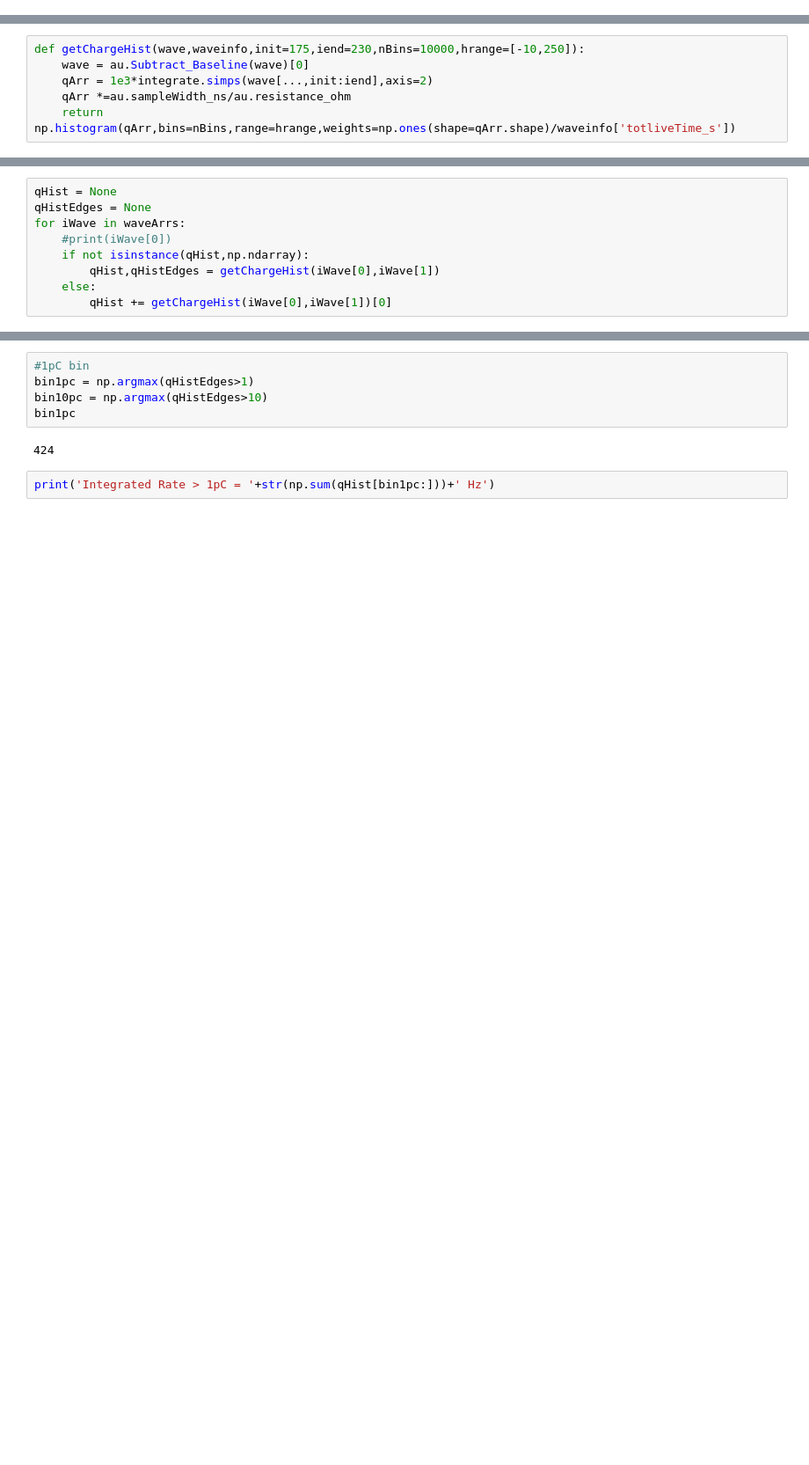
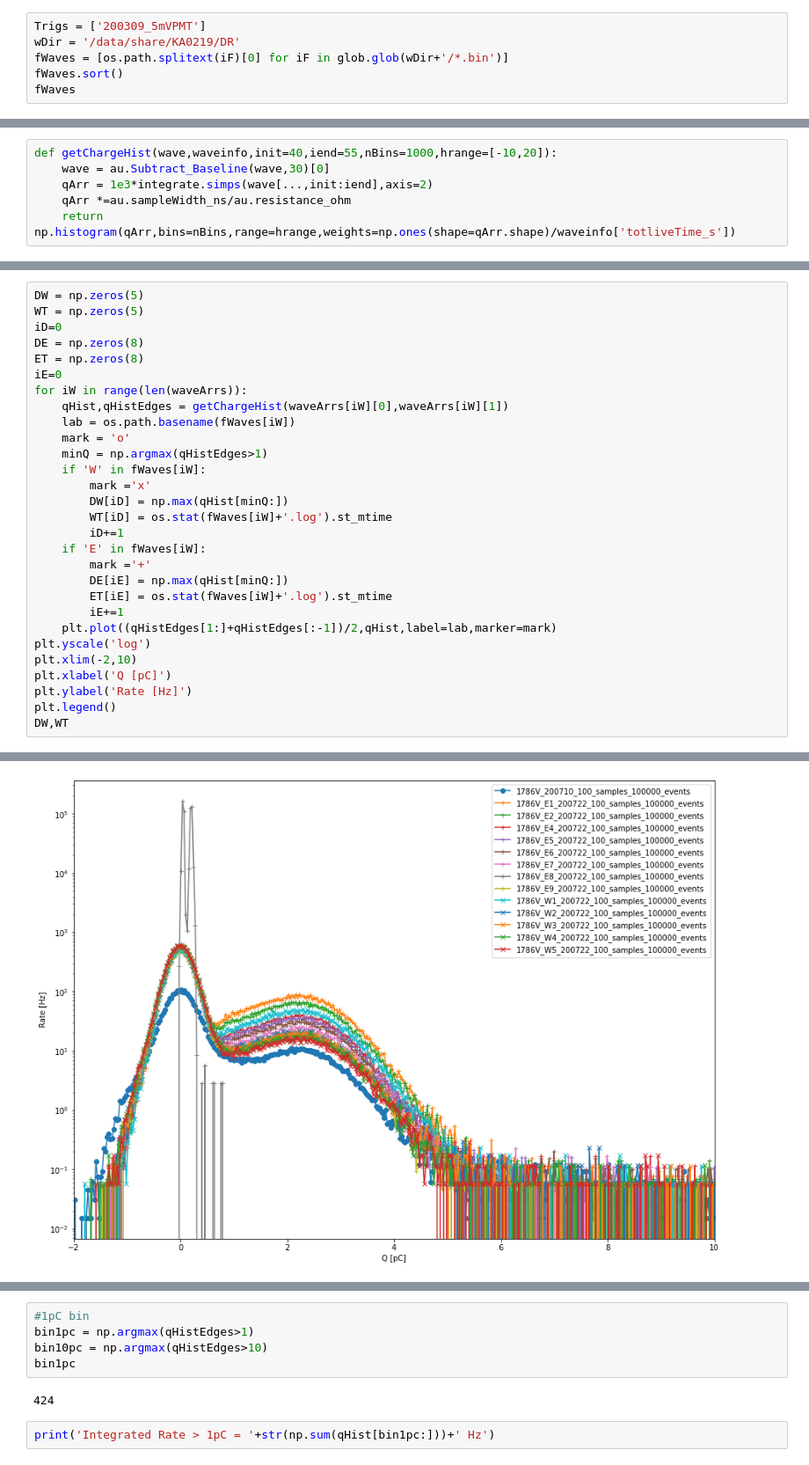
Before and after one commit to PenningLab/DDC10Ana, a Jupyter notebook: DarkWide.ipynb, the cells around one changed output, grey strips where cells are left out. Shown at 88% size. Drawn from its saved outputs; the diff is of its cells as text; blank space fills up the shorter version.

```diff
--- a/DarkWide.ipynb
+++ b/DarkWide.ipynb
@@ -18,0 +8,6 @@ fWaves
+# %%
+Trigs = ['200309_5mVPMT']
+wDir = '/data/share/KA0219/DR'
+fWaves = [os.path.splitext(iF)[0] for iF in glob.glob(wDir+'/*.bin')]
+fWaves.sort()
+fWaves
@@ -40,6 +50,6 @@ waveArrs
 # %%
-def getChargeHist(wave,waveinfo,init=175,iend=230,nBins=10000,hrange=[-10,250]):
-    wave = au.Subtract_Baseline(wave)[0]
+def getChargeHist(wave,waveinfo,init=40,iend=55,nBins=1000,hrange=[-10,20]):
+    wave = au.Subtract_Baseline(wave,30)[0]
     qArr = 1e3*integrate.simps(wave[...,init:iend],axis=2)
     qArr *=au.sampleWidth_ns/au.resistance_ohm
     return np.histogram(qArr,bins=nBins,range=hrange,weights=np.ones(shape=qArr.shape)/waveinfo['totliveTime_s'])
@@ -50,9 +59,0 @@ waveArrs[0][0].shape
-# %%
-qHist = None
-qHistEdges = None
-for iWave in waveArrs:
-    #print(iWave[0])
-    if not isinstance(qHist,np.ndarray):
-        qHist,qHistEdges = getChargeHist(iWave[0],iWave[1])
-    else:
-        qHist += getChargeHist(iWave[0],iWave[1])[0]
@@ -67,0 +60,30 @@ Text(0, 0.5, 'Rate [Hz]')
+# %%
+DW = np.zeros(5)
+WT = np.zeros(5)
+iD=0
+DE = np.zeros(8)
+ET = np.zeros(8)
+iE=0
+for iW in range(len(waveArrs)):
+    qHist,qHistEdges = getChargeHist(waveArrs[iW][0],waveArrs[iW][1])
+    lab = os.path.basename(fWaves[iW])
+    mark = 'o'
+    minQ = np.argmax(qHistEdges>1)
+    if 'W' in fWaves[iW]:
+        mark ='x'
+        DW[iD] = np.max(qHist[minQ:])
+        WT[iD] = os.stat(fWaves[iW]+'.log').st_mtime
+        iD+=1
+    if 'E' in fWaves[iW]:
+        mark ='+'
+        DE[iE] = np.max(qHist[minQ:])
+        ET[iE] = os.stat(fWaves[iW]+'.log').st_mtime
+        iE+=1
+    plt.plot((qHistEdges[1:]+qHistEdges[:-1])/2,qHist,label=lab,marker=mark)
+plt.yscale('log')
+plt.xlim(-2,10)
+plt.xlabel('Q [pC]')
+plt.ylabel('Rate [Hz]')
+plt.legend()
+DW,WT
+# %% [output]
@@ -67,0 +93 @@ Text(0, 0.5, 'Rate [Hz]')
+[figure, added]
```
Also changed, not shown: parts of 11 cells of this notebook, 7 other files.
